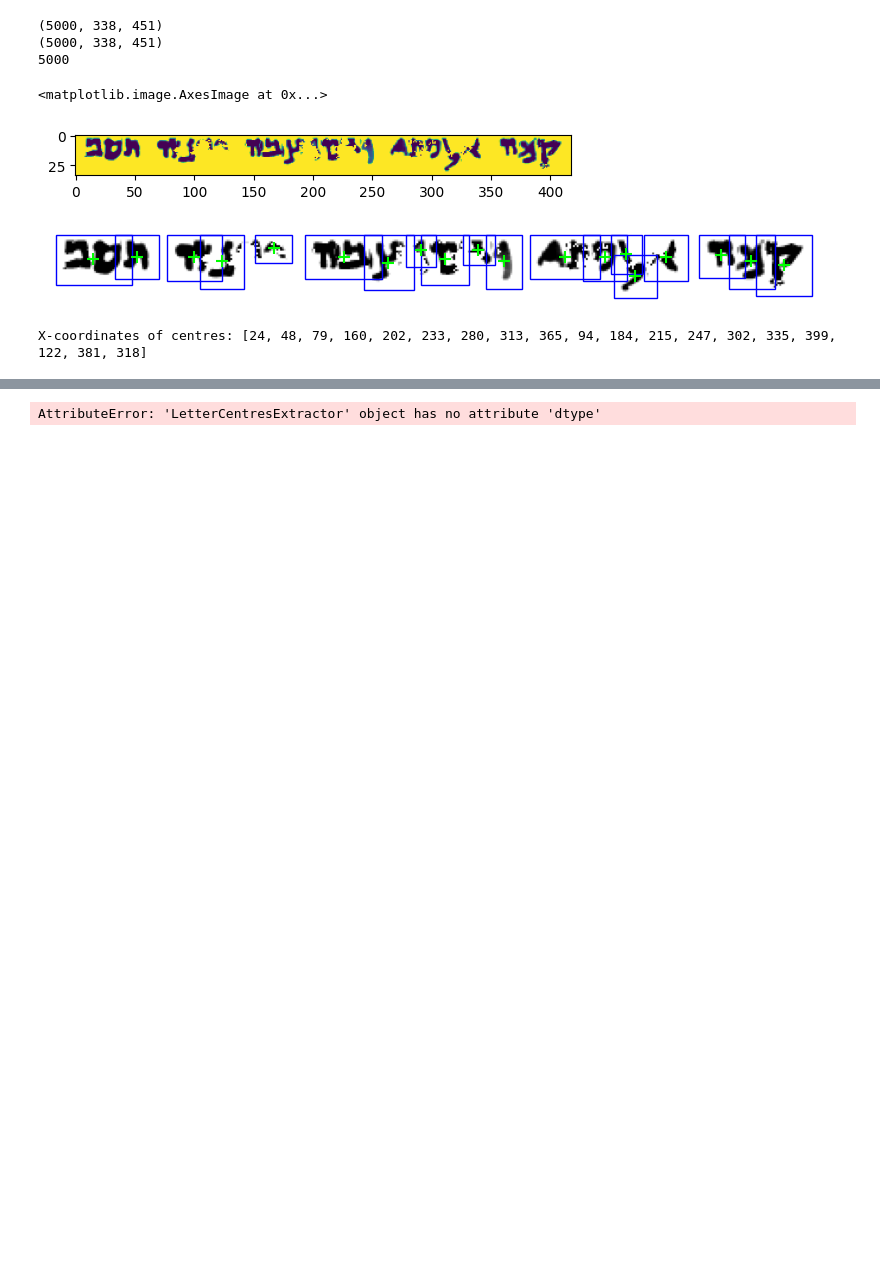
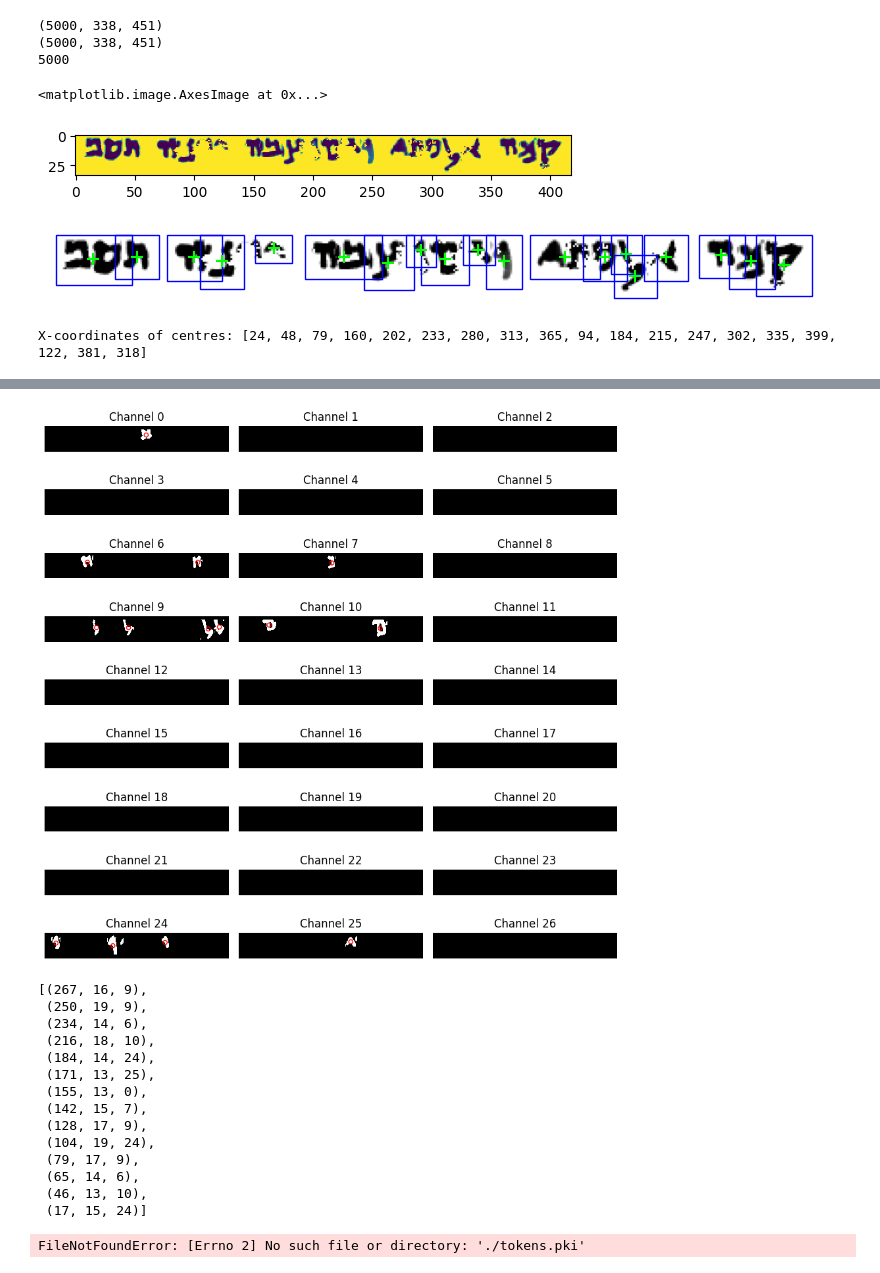
Before and after one commit to DeLnlyMthrLvr/DeadSeaScrolls, a Jupyter notebook: seb/character_segmentation/line_char_extraction.ipynb, the cells around one changed output, grey strips where cells are left out. Saved outputs shown, nothing was run; the diff lists cells and outputs as text; code cells hidden in the pictures; blank space fills up the shorter version.

```diff
--- a/seb/character_segmentation/line_char_extraction.ipynb
+++ b/seb/character_segmentation/line_char_extraction.ipynb
@@ -240,7 +281,55 @@ plt.imshow(extracted_line)
 # %%
-from character_extractor import LetterCentresExtractor
-
-extractor = LetterCentresExtractor()
+import character_extractor
+import importlib
+importlib.reload(character_extractor)
+extractor = character_extractor.LetterCentresExtractor()
 centers = extractor(segs_extracted[1])
+plot_centers_on_channels(segs_extracted[1], centers,
+                         channels=list(range(27)), n_cols=3)
+centers
 # %% [output]
+[figure, added]
-AttributeError: 'LetterCentresExtractor' object has no attribute 'dtype'
+[(267, 16, 9),
+ (250, 19, 9),
+ (234, 14, 6),
+ (216, 18, 10),
+ (184, 14, 24),
+ (171, 13, 25),
+ (155, 13, 0),
+ (142, 15, 7),
+ (128, 17, 9),
+ (104, 19, 24),
+ (79, 17, 9),
+ (65, 14, 6),
+ (46, 13, 10),
+ (17, 15, 24)]
+# %%
+label_masks = np.load("label_masks.npy")
+lines = np.load("lines.npy")
+prediction_masks = np.load("predictions_masks.npy")
+from Levenshtein import ratio
+
+import pickle
+with open("tokens.pkl", "rb") as f:
+    imported_tokens = pickle.load(f)
+
+errors = []
+for label_mask, line, prediction_mask, imported_token in zip(label_masks, lines, prediction_masks, imported_tokens, strict=True):
+    segmentation_mask = np.zeros(shape=(27, label_mask.shape[0], label_mask.shape[1]))
+
+    for label in np.unique(prediction_mask):
+        if label == 27:
+            continue
+        segmentation_mask[label] = prediction_mask == label
+
+    centers = extractor(segmentation_mask)
+
+    reconstructed_token = [token_to_char[idx] for x, _, idx in centers]
+
+    tokens_ratio = ratio(reconstructed_token,imported_token)
+
+    errors.append(tokens_ratio)
+
+np.mean(errors)
+# %% [output]
+FileNotFoundError: [Errno 2] No such file or directory: './tokens.pki'
```
Also changed, not shown: parts of 7 cells of this notebook, 6 other files.
